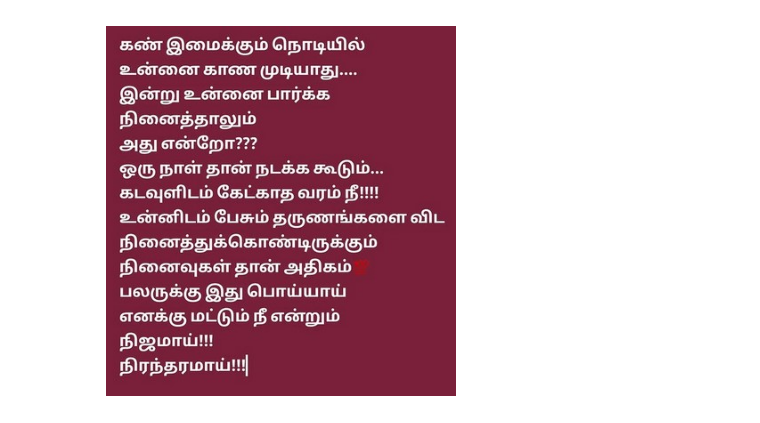
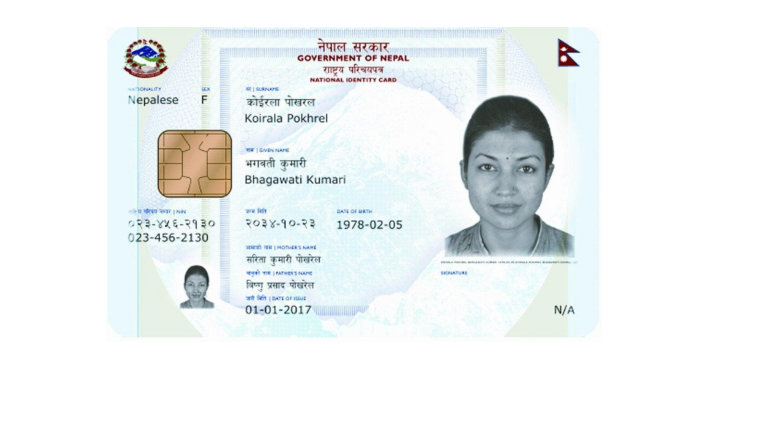
Before and after one commit to Aravinda89/sinhala, a Jupyter notebook: OCR/EasyOCR.ipynb, the cells around one changed output. Cells and saved outputs as stored; diff of their text form; code cells hidden in the pictures; blank space fills up the shorter version.

```diff
--- a/OCR/EasyOCR.ipynb
+++ b/OCR/EasyOCR.ipynb
@@ -13,12 +10,12 @@ RuntimeError: Error(s) in loading state_dict for Model:
 # %%
-img_path = '../data/img2.jpg'
+img_path = '../data/img3.jpg'
 
 image = mpimg.imread(img_path)
 plt.imshow(image)
 plt.axis("off")
 plt.show()
 # %% [output]
-[figure, old version]
+[figure, new version]
 # %%
 result = reader.readtext(img_path, detail = 0)
 # %%
```
Also changed, not shown: parts of 2 cells of this notebook.
